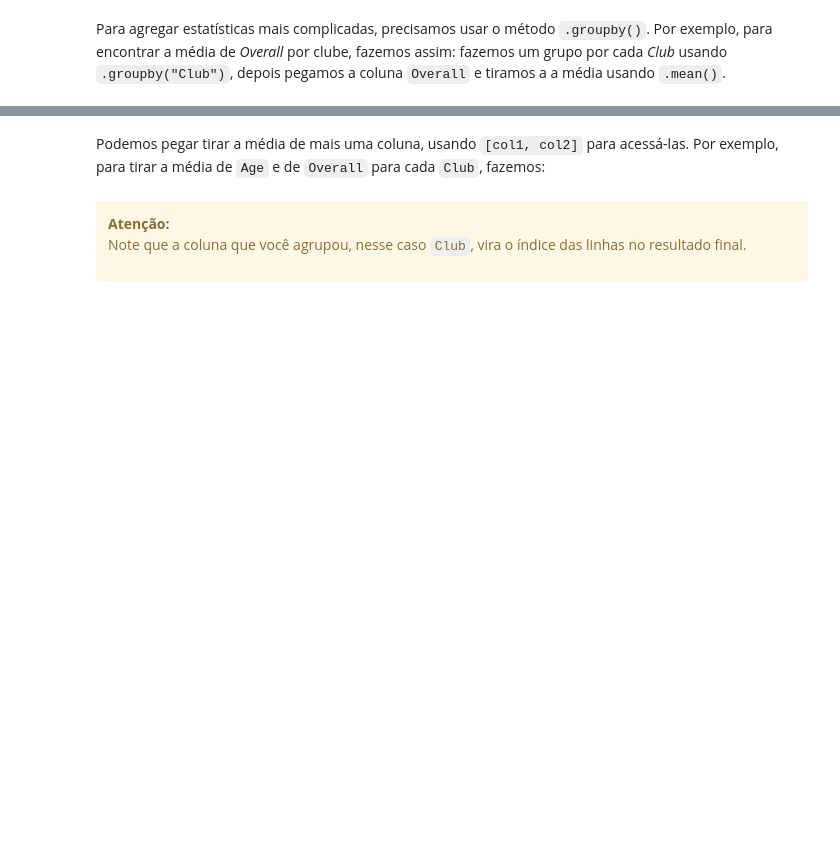
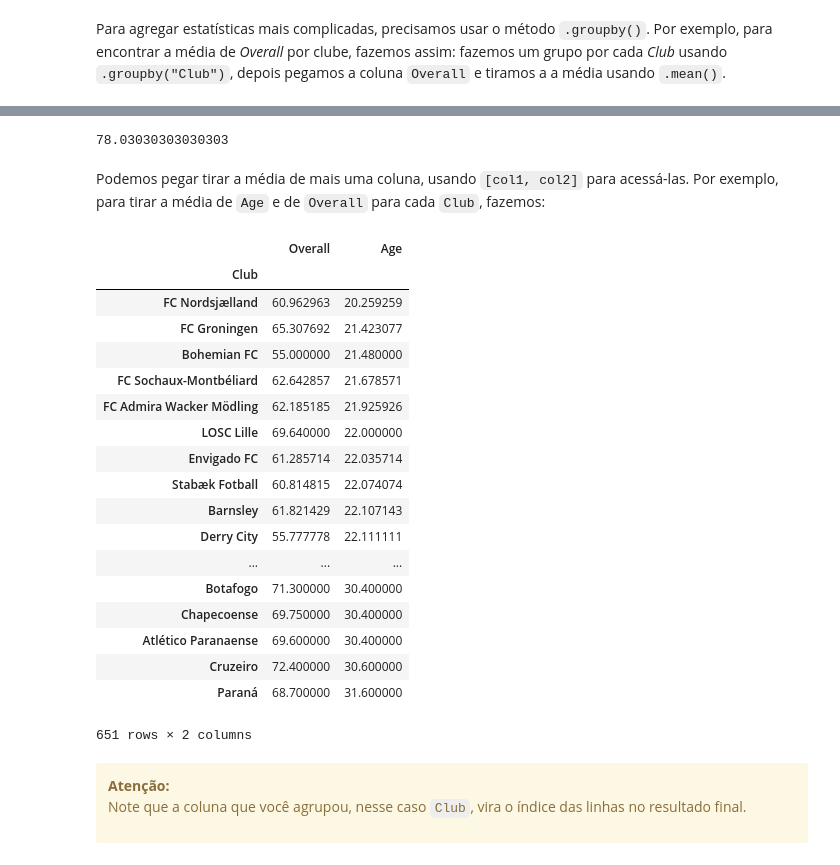
Before and after one commit to azabraao/AI-workout, a Jupyter notebook: 01-Introducao/notebooks/01-Introducao-resolvido-por-mim.ipynb, the cells around one changed output, grey strips where cells are left out. Drawn from its saved outputs; the diff is of its cells as text; code cells hidden in the pictures; blank space fills up the shorter version.

```diff
--- a/01-Introducao/notebooks/01-Introducao-resolvido-por-mim.ipynb
+++ b/01-Introducao/notebooks/01-Introducao-resolvido-por-mim.ipynb
@@ -794,7 +857,31 @@ data.groupby("Club").Overall.mean()
+# %%
+data[data.Club == "FC Barcelona"].Overall.mean()
+# %% [output]
+78.03030303030303
 # %% [markdown]
 Podemos pegar tirar a média de mais uma coluna, usando `[col1, col2]` para acessá-las. Por exemplo, para tirar a média de `Age` e de `Overall` para cada `Club`, fazemos:
 # %%
-data.groupby("Club")["Overall", "Age"].mean()
+data.groupby("Club")["Overall", "Age"].mean().sort_values(by="Age", ascending=True)
+# %% [output]
+|  | Overall | Age |
+| Club |  |  |
+| FC Nordsjælland | 60.962963 | 20.259259 |
+| FC Groningen | 65.307692 | 21.423077 |
+| Bohemian FC | 55.000000 | 21.480000 |
+| FC Sochaux-Montbéliard | 62.642857 | 21.678571 |
+| FC Admira Wacker Mödling | 62.185185 | 21.925926 |
+| LOSC Lille | 69.640000 | 22.000000 |
+| Envigado FC | 61.285714 | 22.035714 |
+| Stabæk Fotball | 60.814815 | 22.074074 |
+| Barnsley | 61.821429 | 22.107143 |
+| Derry City | 55.777778 | 22.111111 |
+| ... | ... | ... |
+| Botafogo | 71.300000 | 30.400000 |
+| Chapecoense | 69.750000 | 30.400000 |
+| Atlético Paranaense | 69.600000 | 30.400000 |
+| Cruzeiro | 72.400000 | 30.600000 |
+| Paraná | 68.700000 | 31.600000 |
+651 rows × 2 columns
 # %% [markdown]
 <div class="alert alert-block alert-warning">
 <b>Atenção:</b>
```
Also changed, not shown: parts of 10 cells of this notebook.
